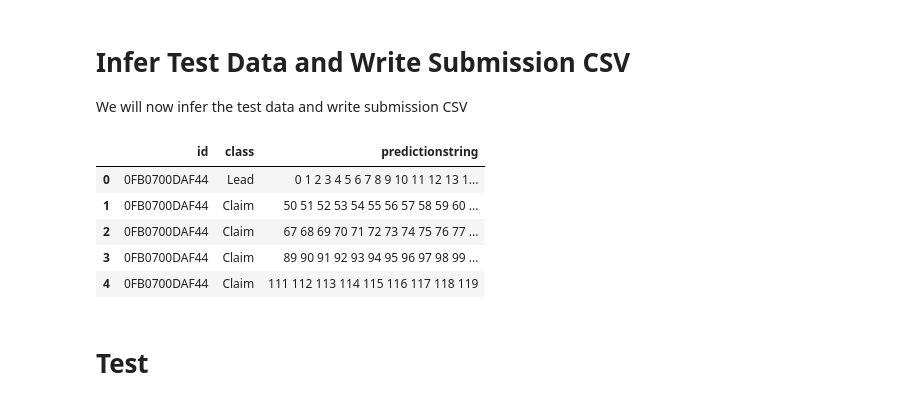
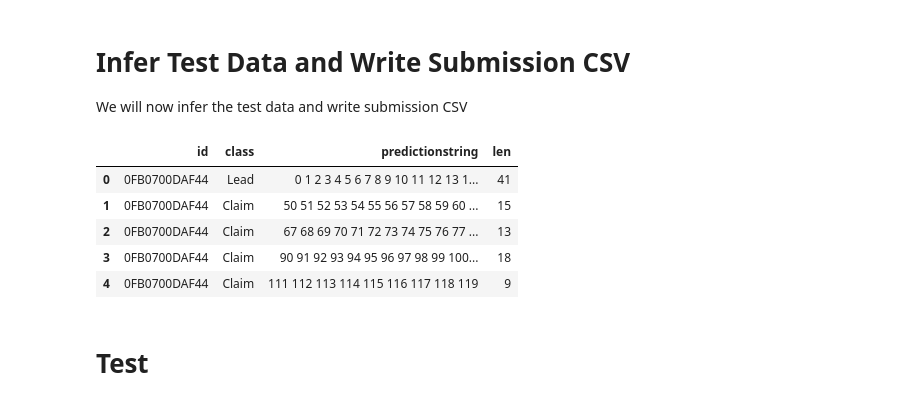
Before and after one commit to Lor233/MLP-Feedback-Prize, a Jupyter notebook: bigbird/word-bigbird.ipynb, the cells around one changed output. Saved outputs shown, nothing was run; the diff lists cells and outputs as text; code cells hidden in the pictures.

```diff
--- a/bigbird/word-bigbird.ipynb
+++ b/bigbird/word-bigbird.ipynb
@@ -32,7 +32,7 @@ os.environ["CUDA_VISIBLE_DEVICES"]="0" #0,1,2,3 for four gpu
 
 # VERSION FOR SAVING MODEL WEIGHTS
 TRAIN_VER = 1
-LOAD_VER = 26
+LOAD_VER = 1
 
 # IF VARIABLE IS NONE, THEN NOTEBOOK COMPUTES TOKENS
 # OTHERWISE NOTEBOOK LOADS TOKENS FROM PATH
@@ -40,8 +40,8 @@ LOAD_TOKENS_FROM = 'NER_token'
 
 # IF VARIABLE IS NONE, THEN NOTEBOOK TRAINS A NEW MODEL
 # OTHERWISE IT LOADS YOUR PREVIOUSLY TRAINED MODEL
-# LOAD_MODEL_FROM = 'trained_model'
-LOAD_MODEL_FROM = None
+LOAD_MODEL_FROM = 'trained_model'
+# LOAD_MODEL_FROM = None
 
 # IF FOLLOWING IS NONE, THEN NOTEBOOK
 # USES INTERNET AND DOWNLOADS HUGGINGFACE
@@ -220,6 +220,20 @@ Some of the following code comes from the example at HuggingFace [here][2]. Howe
 [2]: https://huggingface.co/docs/transformers/custom_datasets#tok_ner
 [3]: https://github.com/huggingface/transformers/blob/86b40073e9aee6959c8c85fcba89e47b432c4f4d/examples/pytorch/token-classification/run_ner.py#L371
 [4]: https://www.kaggle.com/c/feedback-prize-2021/discussion/296713
+# %%
+from scipy import stats
+
+# Return an array that maps character index to index of word in list of split() words
+def split_mapping(unsplit):
+    splt = unsplit.split()
+    offset_to_wordidx = np.full(len(unsplit),-1)
+    txt_ptr = 0
+    for split_index, full_word in enumerate(splt):
+        while unsplit[txt_ptr:txt_ptr + len(full_word)] != full_word:
+            txt_ptr += 1
+        offset_to_wordidx[txt_ptr:txt_ptr + len(full_word)] = split_index
+        txt_ptr += len(full_word)
+    return offset_to_wordidx
 # %%
 LABEL_ALL_SUBTOKENS = True
 
@@ -515,5 +545,5 @@ def my_forward(
 # %%
-model.forward = my_forward
+# model.forward = my_forward
 # %%
 # ignore __floordiv__ is deprecated
 import warnings
@@ -692,3 +717,14 @@ def score_feedback_comp(pred_df, gt_df):
     #calc microf1
     my_f1_score = TP / (TP + 0.5*(FP+FN))
     return my_f1_score
+# %%
+map_clip = {'Lead':9, 'Position':5, 'Evidence':14, 'Claim':3, 'Concluding Statement':11,
+             'Counterclaim':6, 'Rebuttal':4}
+
+def threshold(df):
+    df = df.copy()
+    for key, value in map_clip.items():
+    # if df.loc[df['class']==key,'len'] < value
+        index = df.loc[df['class']==key].query(f'len<{value}').index
+        df.drop(index, inplace = True)
+    return df
@@ -720,12 +823,16 @@ RuntimeError: CUDA out of memory. Tried to allocate 12.00 MiB (GPU 0; 11.00 GiB
 We will now infer the test data and write submission CSV
 # %%
 sub = get_predictions(test_texts, test_texts_loader)
+
+sub['len'] = sub['predictionstring'].apply(lambda x:len(x.split()))
+sub = threshold(sub)
+
 sub.head()
 # %% [output]
-|  | id | class | predictionstring |
-| 0 | 0FB0700DAF44 | Lead | 0 1 2 3 4 5 6 7 8 9 10 11 12 13 1... |
-| 1 | 0FB0700DAF44 | Claim | 50 51 52 53 54 55 56 57 58 59 60 ... |
-| 2 | 0FB0700DAF44 | Claim | 67 68 69 70 71 72 73 74 75 76 77 ... |
-| 3 | 0FB0700DAF44 | Claim | 89 90 91 92 93 94 95 96 97 98 99 ... |
-| 4 | 0FB0700DAF44 | Claim | 111 112 113 114 115 116 117 118 119 |
+|  | id | class | predictionstring | len |
+| 0 | 0FB0700DAF44 | Lead | 0 1 2 3 4 5 6 7 8 9 10 11 12 13 1... | 41 |
+| 1 | 0FB0700DAF44 | Claim | 50 51 52 53 54 55 56 57 58 59 60 ... | 15 |
+| 2 | 0FB0700DAF44 | Claim | 67 68 69 70 71 72 73 74 75 76 77 ... | 13 |
+| 3 | 0FB0700DAF44 | Claim | 90 91 92 93 94 95 96 97 98 99 100... | 18 |
+| 4 | 0FB0700DAF44 | Claim | 111 112 113 114 115 116 117 118 119 | 9 |
 # %%
```
Also changed, not shown: parts of 8 cells of this notebook, 1 other file.
